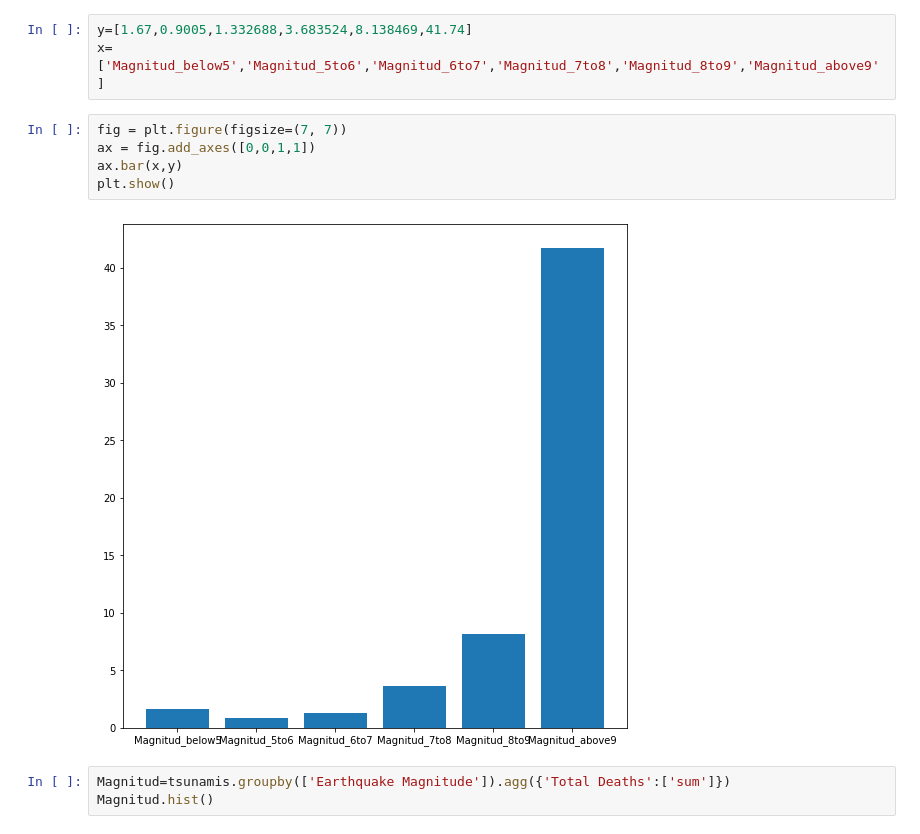
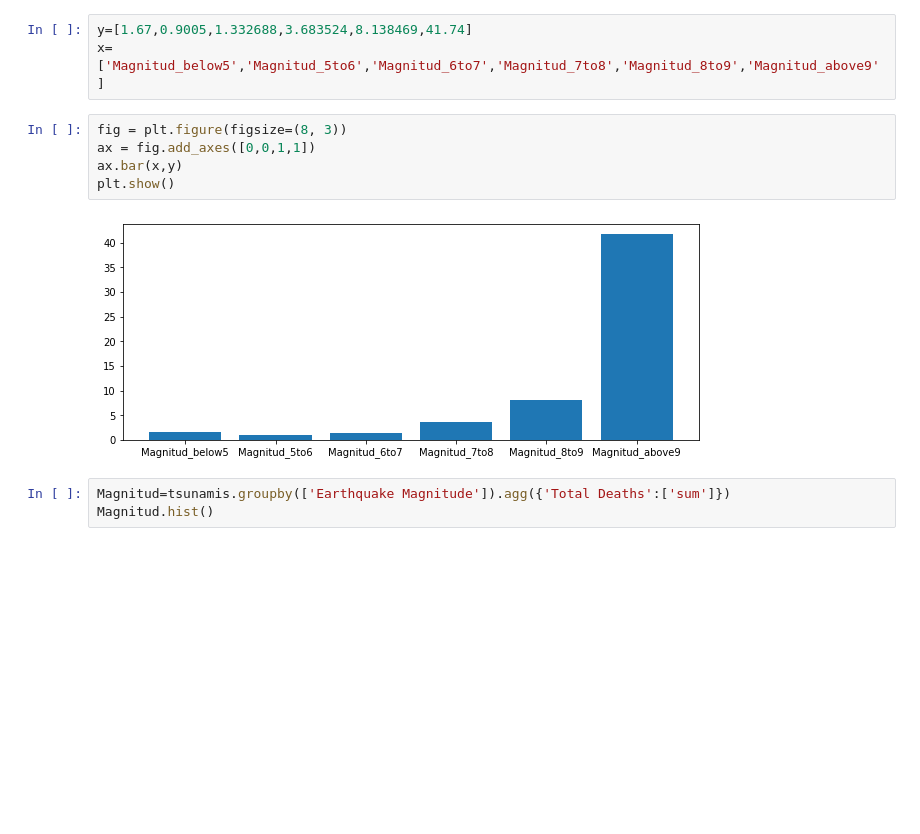
Before and after one commit to ImyPG/Tsunamis, a Jupyter notebook: Tsunamis.ipynb, the cells around one changed output. Cells and saved outputs as stored; diff of their text form; blank space fills up the shorter version.

```diff
--- a/Tsunamis.ipynb
+++ b/Tsunamis.ipynb
@@ -245,12 +285,12 @@ Magnitud_above9
 y=[1.67,0.9005,1.332688,3.683524,8.138469,41.74]
 x=['Magnitud_below5','Magnitud_5to6','Magnitud_6to7','Magnitud_7to8','Magnitud_8to9','Magnitud_above9']
 # %%
-fig = plt.figure(figsize=(7, 7))
+fig = plt.figure(figsize=(8, 3))
 ax = fig.add_axes([0,0,1,1])
 ax.bar(x,y)
 plt.show()
 # %% [output]
-[figure, old version]
+[figure, new version]
 # %%
 Magnitud=tsunamis.groupby(['Earthquake Magnitude']).agg({'Total Deaths':['sum']})
 Magnitud.hist()
```
Also changed, not shown: parts of 12 cells of this notebook.
